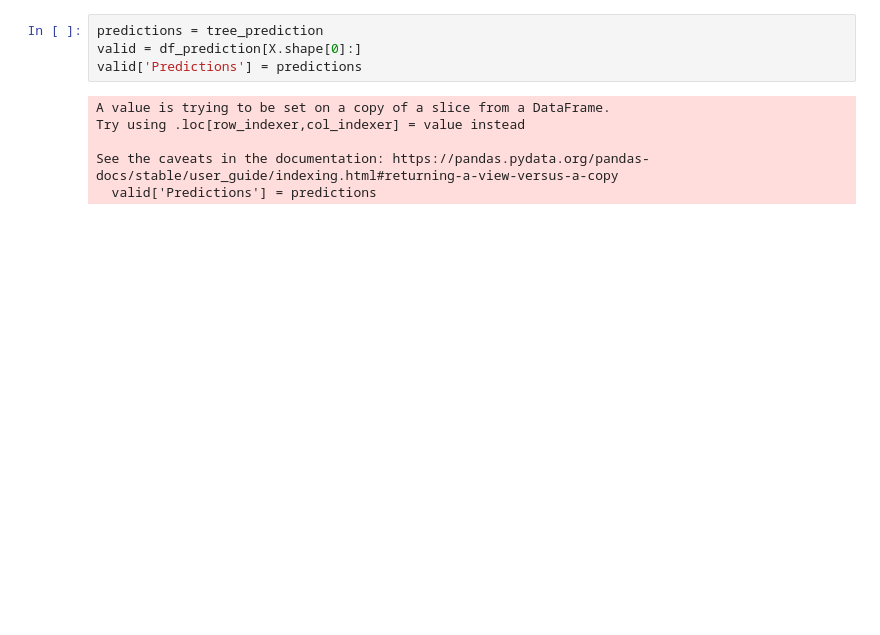
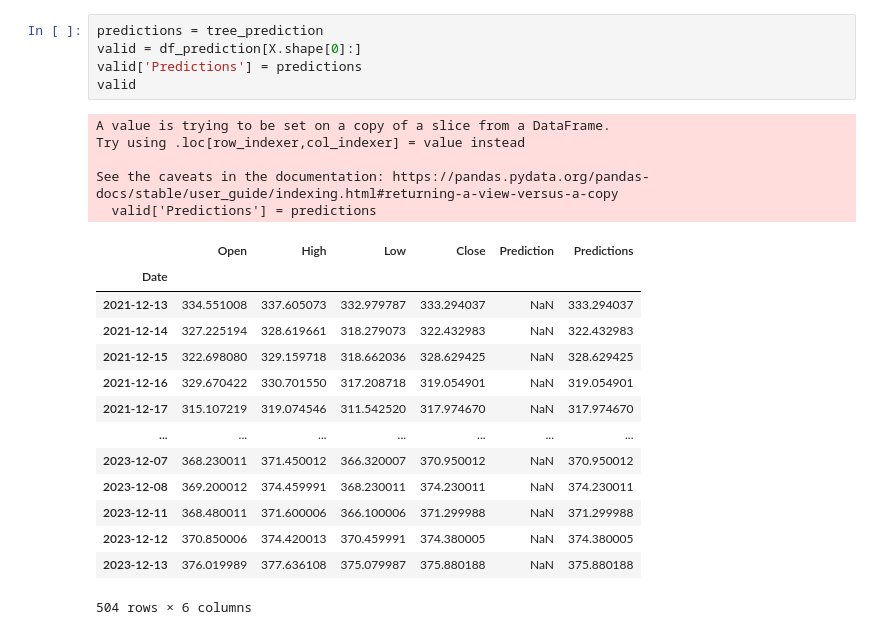
Before and after one commit to kh4n9373/STOCK-PRICE-PREDICTION, a Jupyter notebook: Machine Learning/Decision Tree.ipynb, the cells around one changed output. Drawn from its saved outputs; the diff is of its cells as text; blank space fills up the shorter version.

```diff
--- a/Machine Learning/Decision Tree.ipynb
+++ b/Machine Learning/Decision Tree.ipynb
@@ -101,10 +99,25 @@ print(tree_prediction)
 # %%
 predictions = tree_prediction
 valid = df_prediction[X.shape[0]:]
 valid['Predictions'] = predictions
+valid
 # %% [output]
 A value is trying to be set on a copy of a slice from a DataFrame.
 Try using .loc[row_indexer,col_indexer] = value instead
 
 See the caveats in the documentation: https://pandas.pydata.org/pandas-docs/stable/user_guide/indexing.html#returning-a-view-versus-a-copy
   valid['Predictions'] = predictions
+|  | Open | High | Low | Close | Prediction | Predictions |
+| Date |  |  |  |  |  |  |
+| 2021-12-13 | 334.551008 | 337.605073 | 332.979787 | 333.294037 | NaN | 333.294037 |
+| 2021-12-14 | 327.225194 | 328.619661 | 318.279073 | 322.432983 | NaN | 322.432983 |
+| 2021-12-15 | 322.698080 | 329.159718 | 318.662036 | 328.629425 | NaN | 328.629425 |
+| 2021-12-16 | 329.670422 | 330.701550 | 317.208718 | 319.054901 | NaN | 319.054901 |
+| 2021-12-17 | 315.107219 | 319.074546 | 311.542520 | 317.974670 | NaN | 317.974670 |
+| ... | ... | ... | ... | ... | ... | ... |
+| 2023-12-07 | 368.230011 | 371.450012 | 366.320007 | 370.950012 | NaN | 370.950012 |
+| 2023-12-08 | 369.200012 | 374.459991 | 368.230011 | 374.230011 | NaN | 374.230011 |
+| 2023-12-11 | 368.480011 | 371.600006 | 366.100006 | 371.299988 | NaN | 371.299988 |
+| 2023-12-12 | 370.850006 | 374.420013 | 370.459991 | 374.380005 | NaN | 374.380005 |
+| 2023-12-13 | 376.019989 | 377.636108 | 375.079987 | 375.880188 | NaN | 375.880188 |
+504 rows × 6 columns
```
Also changed, not shown: parts of 17 cells of this notebook.
